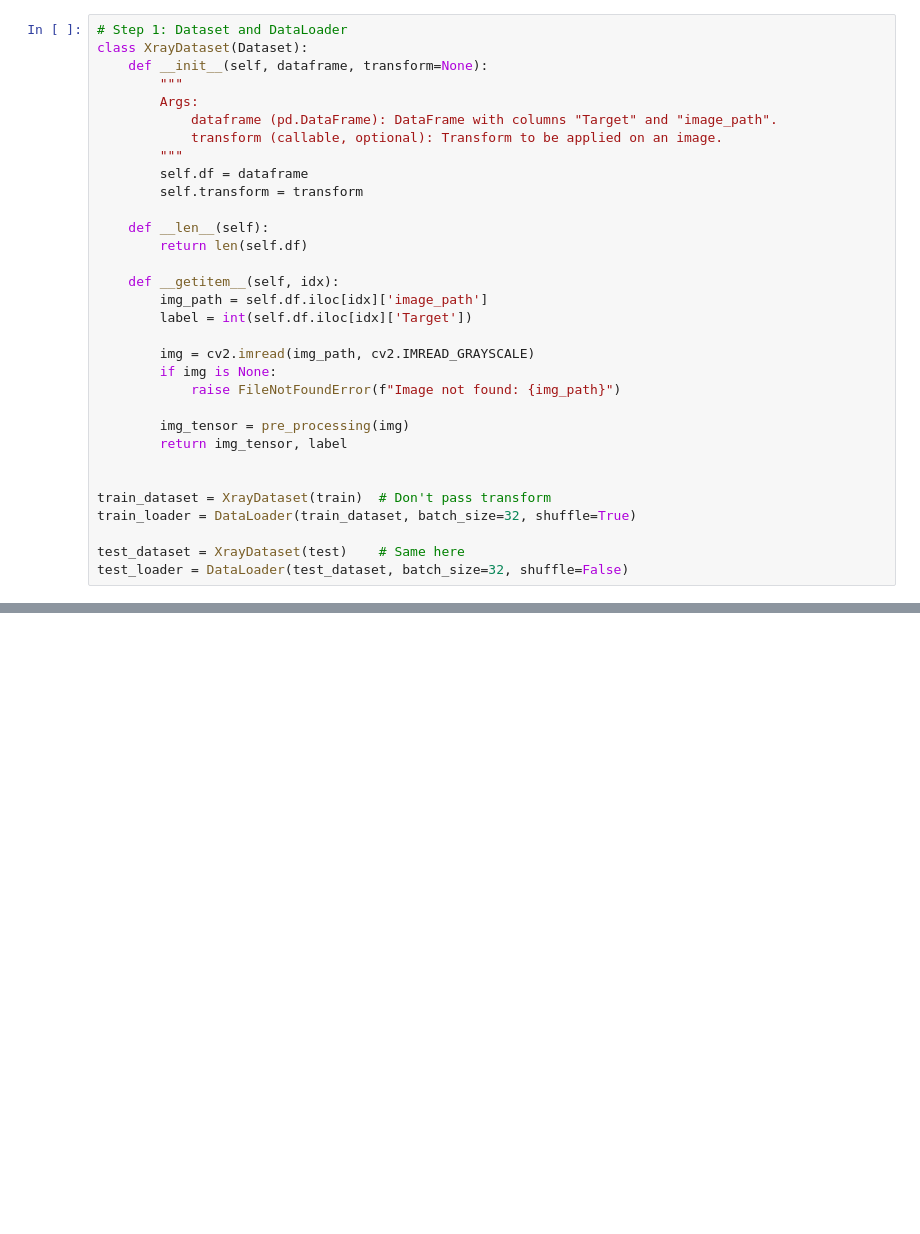
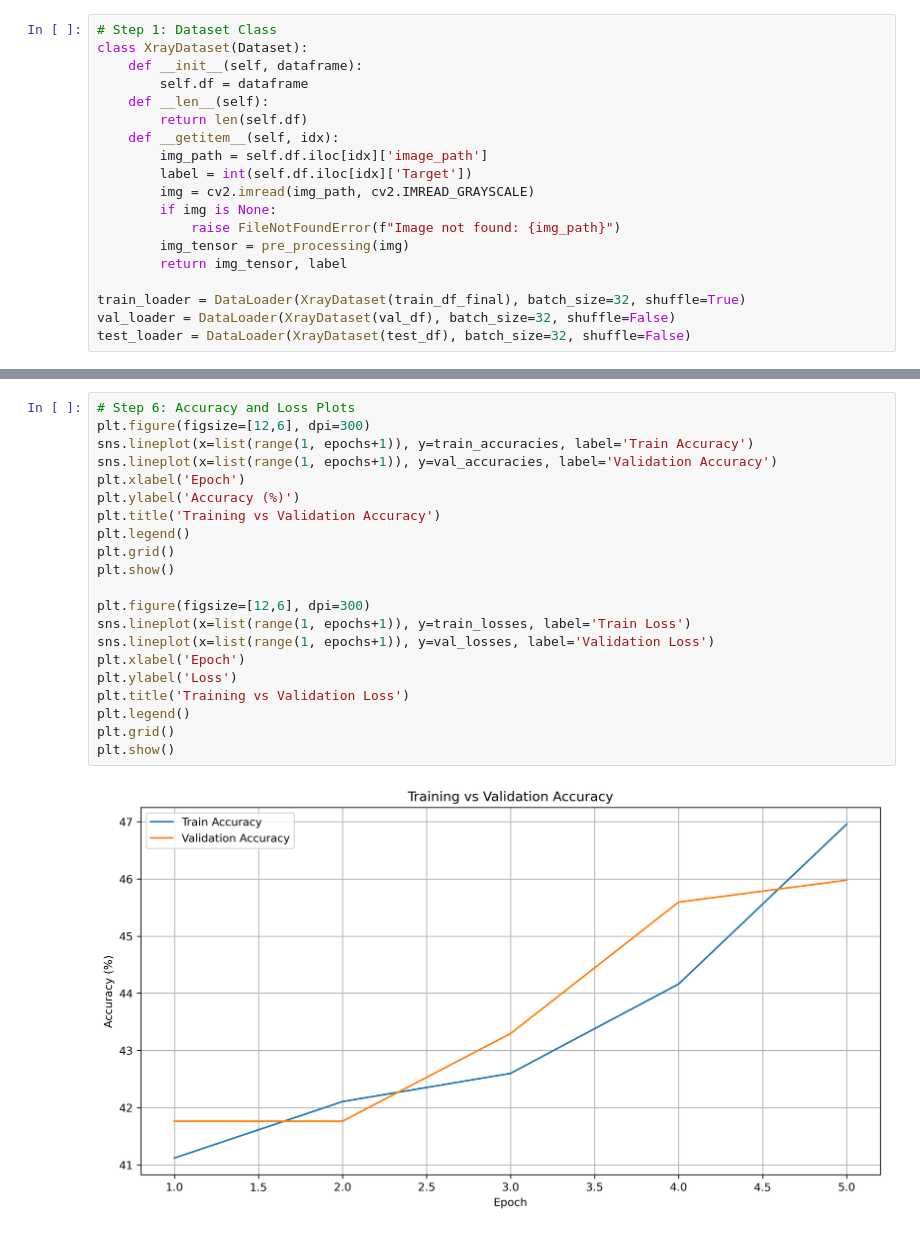
Before and after one commit to sfu-cmpt419/2025_1_project_10, a Jupyter notebook: main.ipynb, the cells around one changed output, grey strips where cells are left out. Saved outputs shown, nothing was run; the diff lists cells and outputs as text; blank space fills up the shorter version.

```diff
--- a/main.ipynb
+++ b/main.ipynb
@@ -68,35 +33,22 @@ train.shape, test.shape
 # %%
-# Step 1: Dataset and DataLoader
+# Step 1: Dataset Class
 class XrayDataset(Dataset):
-    def __init__(self, dataframe, transform=None):
-        """
-        Args:
-            dataframe (pd.DataFrame): DataFrame with columns "Target" and "image_path".
-            transform (callable, optional): Transform to be applied on an image.
-        """
+    def __init__(self, dataframe):
         self.df = dataframe
-        self.transform = transform
-
     def __len__(self):
         return len(self.df)
-
     def __getitem__(self, idx):
         img_path = self.df.iloc[idx]['image_path']
         label = int(self.df.iloc[idx]['Target'])
-
         img = cv2.imread(img_path, cv2.IMREAD_GRAYSCALE)
         if img is None:
             raise FileNotFoundError(f"Image not found: {img_path}")
-
         img_tensor = pre_processing(img)
         return img_tensor, label
 
-
-train_dataset = XrayDataset(train)  # Don't pass transform
-train_loader = DataLoader(train_dataset, batch_size=32, shuffle=True)
-
-test_dataset = XrayDataset(test)    # Same here
-test_loader = DataLoader(test_dataset, batch_size=32, shuffle=False)
+train_loader = DataLoader(XrayDataset(train_df_final), batch_size=32, shuffle=True)
+val_loader = DataLoader(XrayDataset(val_df), batch_size=32, shuffle=False)
+test_loader = DataLoader(XrayDataset(test_df), batch_size=32, shuffle=False)
 # %%
 # Step 2: CNN Model Definition
 class CNNClassifier(nn.Module):
@@ -219,0 +169,23 @@ plt.show()
+# %%
+# Step 6: Accuracy and Loss Plots
+plt.figure(figsize=[12,6], dpi=300)
+sns.lineplot(x=list(range(1, epochs+1)), y=train_accuracies, label='Train Accuracy')
+sns.lineplot(x=list(range(1, epochs+1)), y=val_accuracies, label='Validation Accuracy')
+plt.xlabel('Epoch')
+plt.ylabel('Accuracy (%)')
+plt.title('Training vs Validation Accuracy')
+plt.legend()
+plt.grid()
+plt.show()
+
+plt.figure(figsize=[12,6], dpi=300)
+sns.lineplot(x=list(range(1, epochs+1)), y=train_losses, label='Train Loss')
+sns.lineplot(x=list(range(1, epochs+1)), y=val_losses, label='Validation Loss')
+plt.xlabel('Epoch')
+plt.ylabel('Loss')
+plt.title('Training vs Validation Loss')
+plt.legend()
+plt.grid()
+plt.show()
+# %% [output]
+[figure, added]
```
Also changed, not shown: parts of 13 cells of this notebook, 3 other files.
